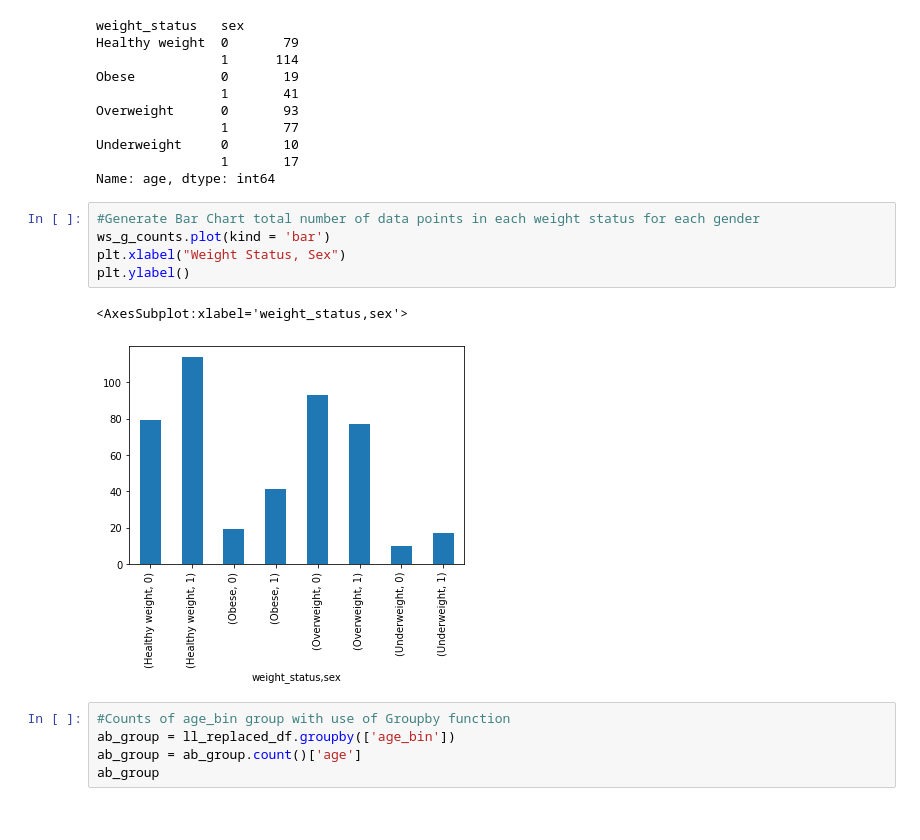
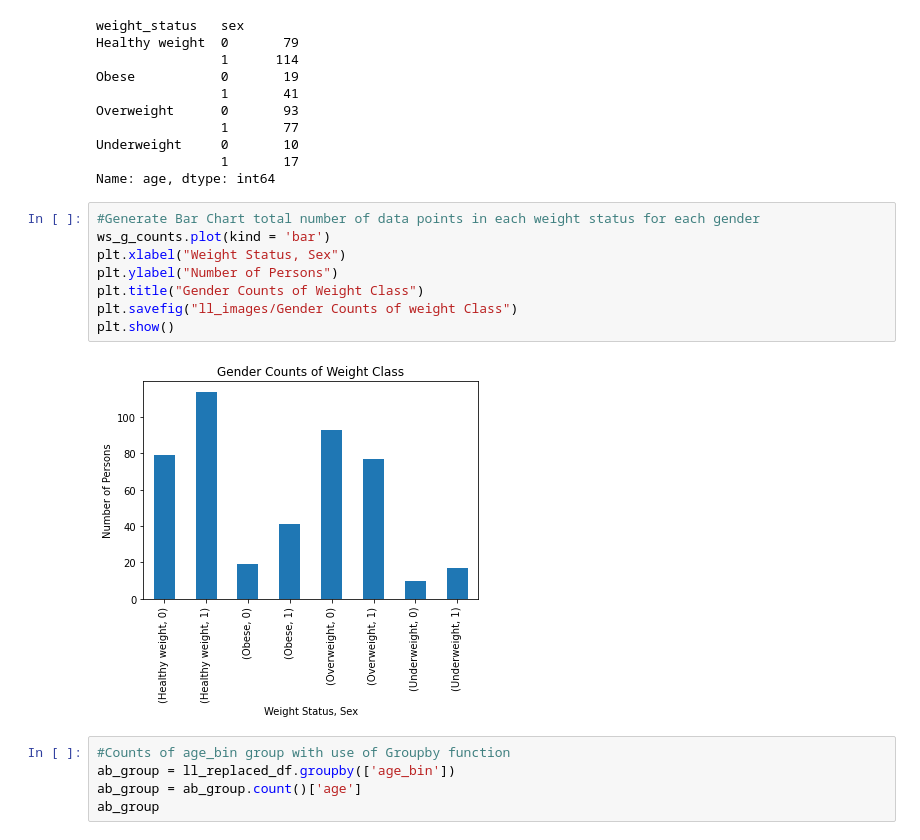
Before and after one commit to Almandiro/Rutgers_DS_Project_1, a Jupyter notebook: clean_heart_data_jg.ipynb, the cells around one changed output. Cells and saved outputs as stored; diff of their text form.

Commit message:
Created Gender Counts of weight Class chart

```diff
--- a/clean_heart_data_jg.ipynb
+++ b/clean_heart_data_jg.ipynb
@@ -530,11 +532,13 @@ Name: age, dtype: int64
 # %%
 #Generate Bar Chart total number of data points in each weight status for each gender
 ws_g_counts.plot(kind = 'bar')
 plt.xlabel("Weight Status, Sex")
-plt.ylabel()
+plt.ylabel("Number of Persons")
+plt.title("Gender Counts of Weight Class")
+plt.savefig("ll_images/Gender Counts of weight Class")
+plt.show()
 # %% [output]
-<AxesSubplot:xlabel='weight_status,sex'>
-[figure, old version]
+[figure, new version]
 # %%
 #Counts of age_bin group with use of Groupby function
 ab_group = ll_replaced_df.groupby(['age_bin'])
```
Also changed, not shown: parts of 1 cell of this notebook, 2 other files.
